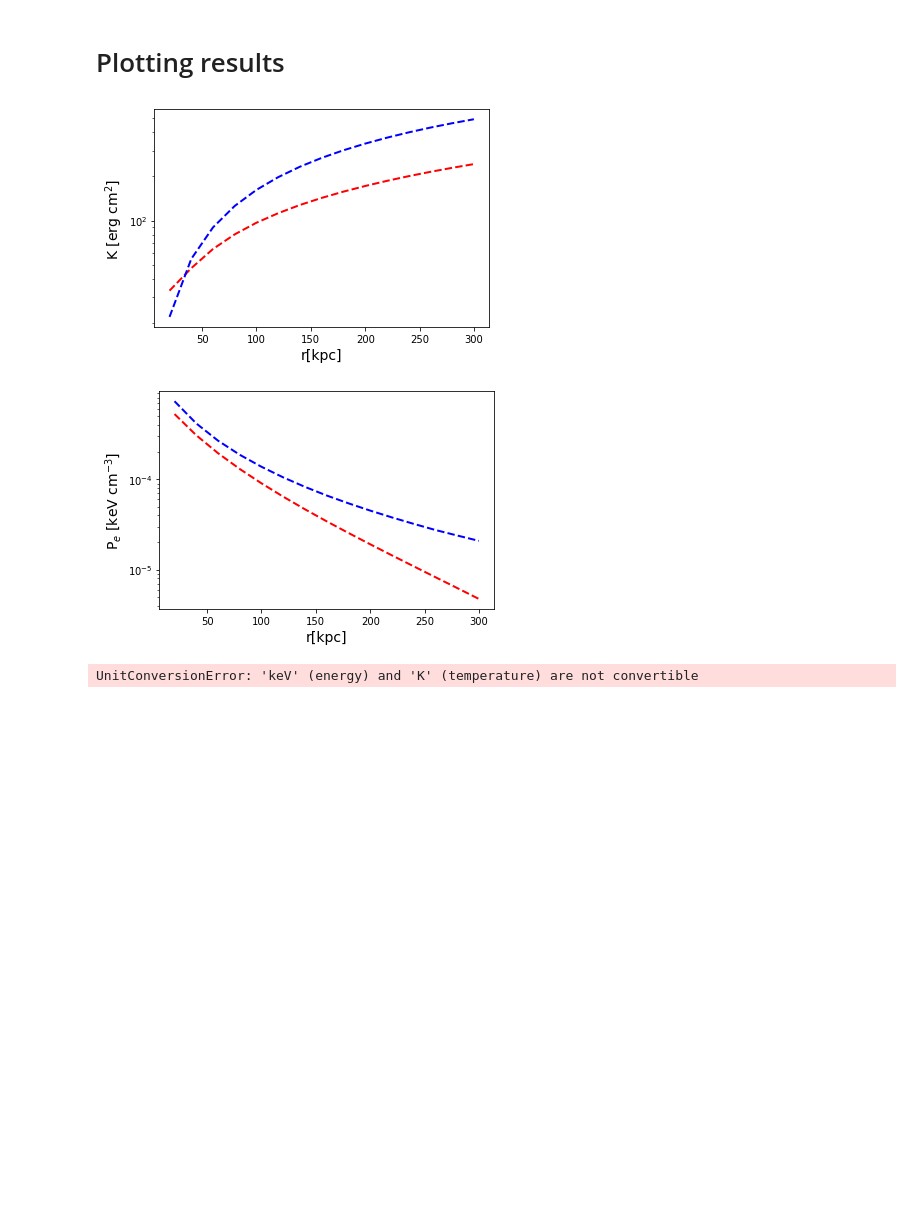
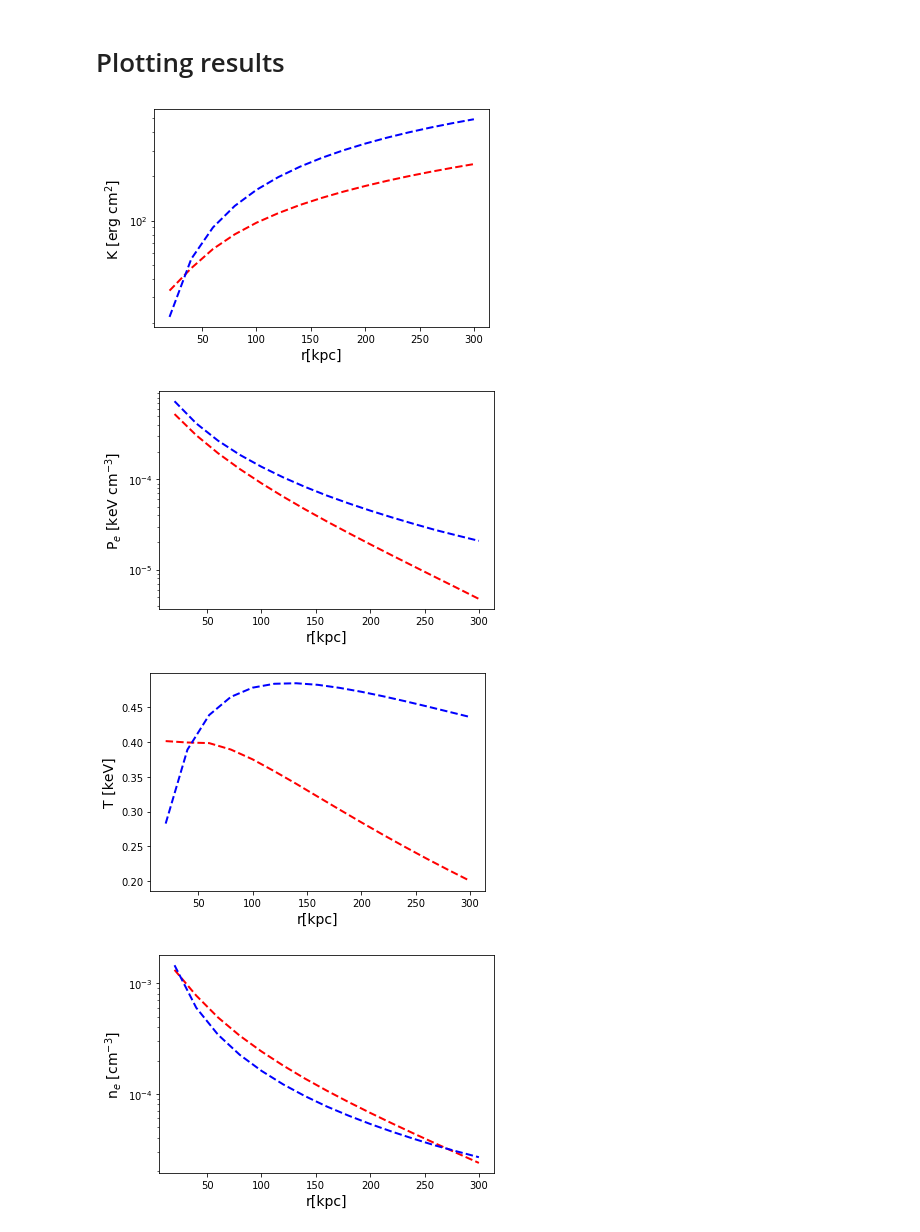
Before and after one commit to psingh220/scam_cgm, a Jupyter notebook: example.ipynb, the cells around one changed output. Saved outputs shown, nothing was run; the diff lists cells and outputs as text; code cells hidden in the pictures; blank space fills up the shorter version.

```diff
--- a/example.ipynb
+++ b/example.ipynb
@@ -70,32 +75,33 @@ for i,model in enumerate((precipitation, cf)):
 plt.xlabel(r'r[kpc]',fontsize=14)
 plt.ylabel(r'K [erg $\rm cm^2$]',fontsize=14)
 plt.yscale('log')
 plt.show()
 
 #pressure profile
 for i,model in enumerate((precipitation, cf)):
     plt.plot(r,model.get_electron_thermal_pressure_profile(r).to('keV/cm**3'),
          ls='--',c='rb'[i],lw=2)
 plt.xlabel(r'r[kpc]',fontsize=14)
 plt.ylabel(r'P$_e$ [keV $\rm cm^{-3}$]',fontsize=14)
 plt.yscale('log')
 plt.show()
 
 #temperature density profile
 for i,model in enumerate((precipitation, cf)):
-    plt.plot(r,model.get_temperature_profile(r).to('K'),ls='--',c='rb'[i],lw=2)
+    plt.plot(r,model.get_temperature_profile(r).to('keV'),ls='--',c='rb'[i],lw=2)
 plt.xlabel(r'r[kpc]',fontsize=14)
 plt.ylabel(r'T [keV]',fontsize=14)
 plt.show()
 
 #electron density profile
 for i,model in enumerate((precipitation, cf)):
     plt.plot(r,model.get_electron_density_profile(r),ls='--',c='rb'[i],lw=2)
 plt.xlabel(r'r[kpc]',fontsize=14)
 plt.ylabel(r'n$_e$ [$\rm cm^{-3}$]',fontsize=14)
 plt.yscale('log')
 plt.show()
 # %% [output]
 [figure]
 [figure]
-UnitConversionError: 'keV' (energy) and 'K' (temperature) are not convertible
+[figure, added]
+[figure, added]
```
Also changed, not shown: parts of 1 cell of this notebook, 56 other files.
